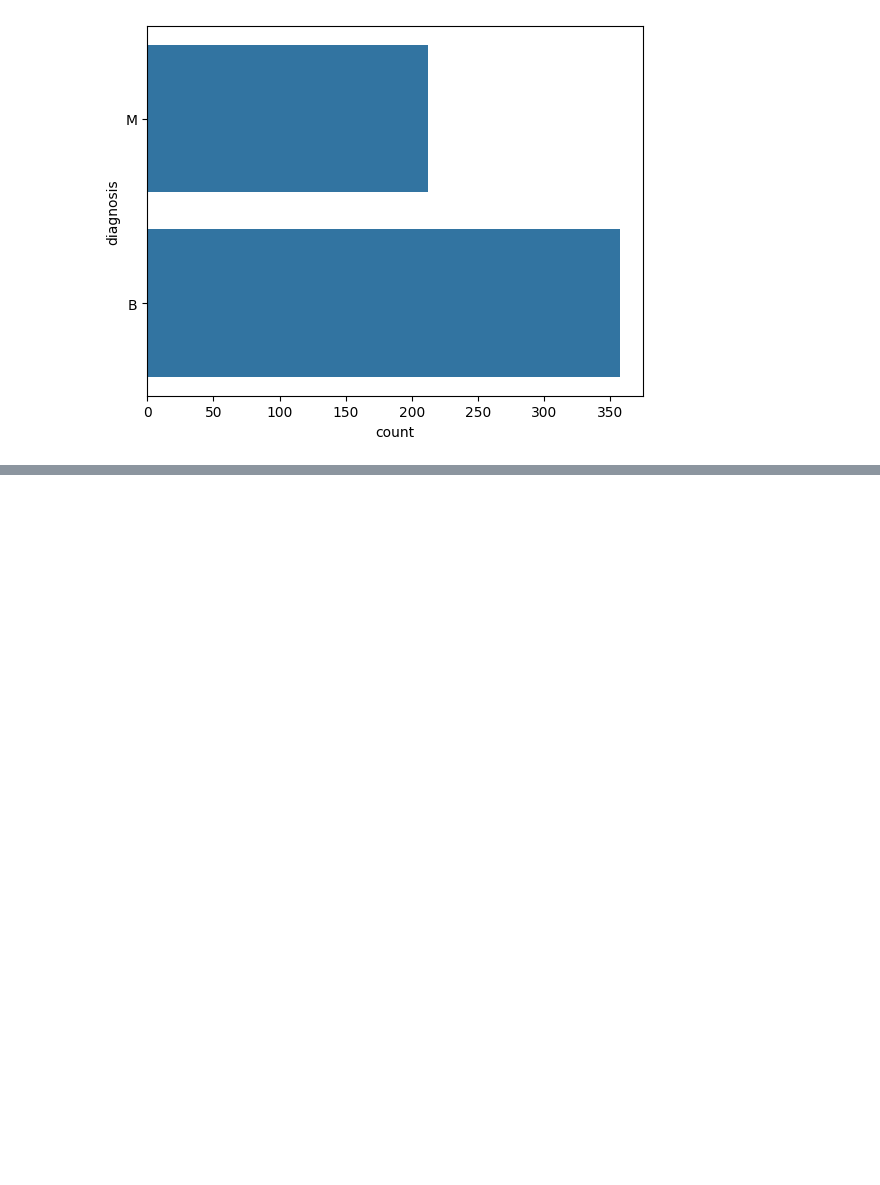
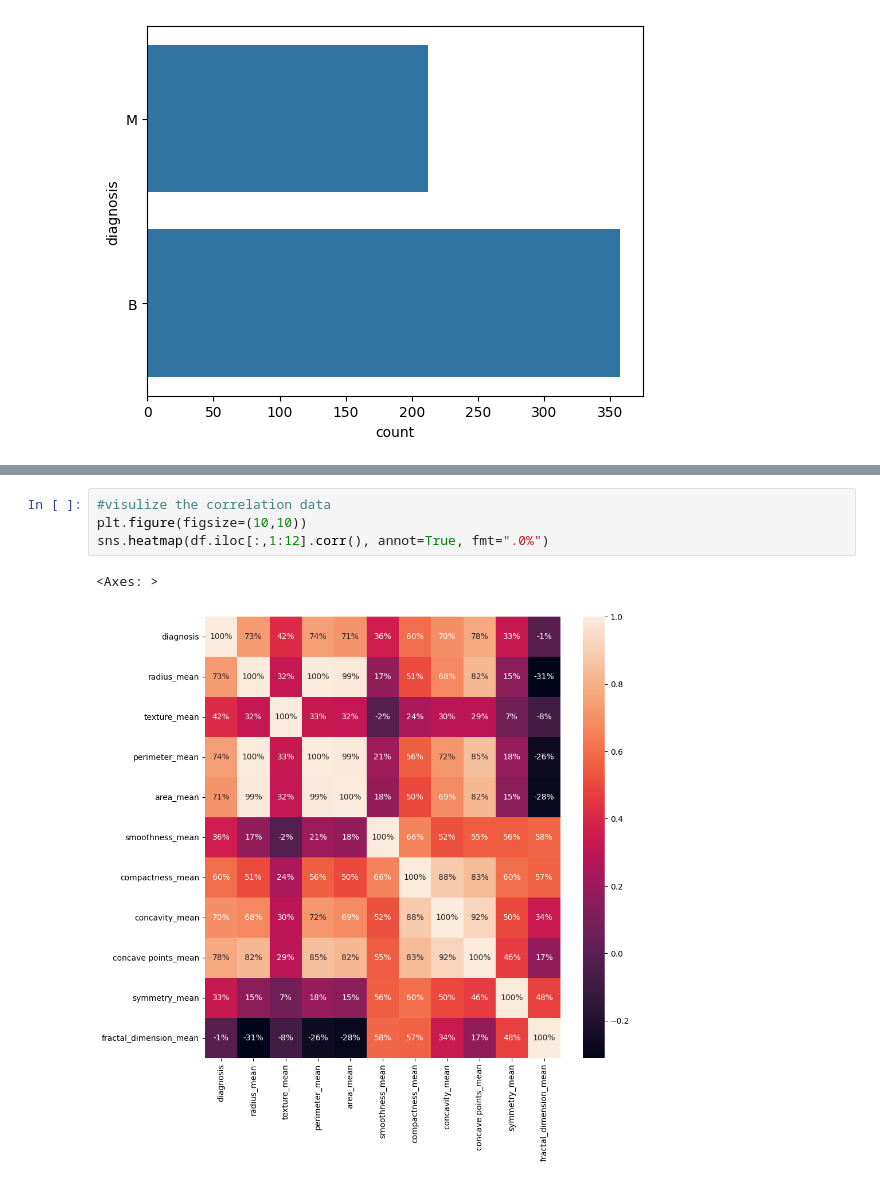
Before and after one commit to Baizidmdashadzzaman/Breast-cancer-detection-using-python-machine-learning-google-collab-kaggle-dataset, a Jupyter notebook: Breast_Cancer_Detection.ipynb, the cells around one changed output, grey strips where cells are left out. Cells and saved outputs as stored; diff of their text form; blank space fills up the shorter version.

```diff
--- a/Breast_Cancer_Detection.ipynb
+++ b/Breast_Cancer_Detection.ipynb
@@ -82,0 +142,7 @@ sns.countplot(df['diagnosis'], label='count data')
+# %%
+#visulize the correlation data
+plt.figure(figsize=(10,10))
+sns.heatmap(df.iloc[:,1:12].corr(), annot=True, fmt=".0%")
+# %% [output]
+<Axes: >
+[figure, added]
```
Also changed, not shown: parts of 7 cells of this notebook.
